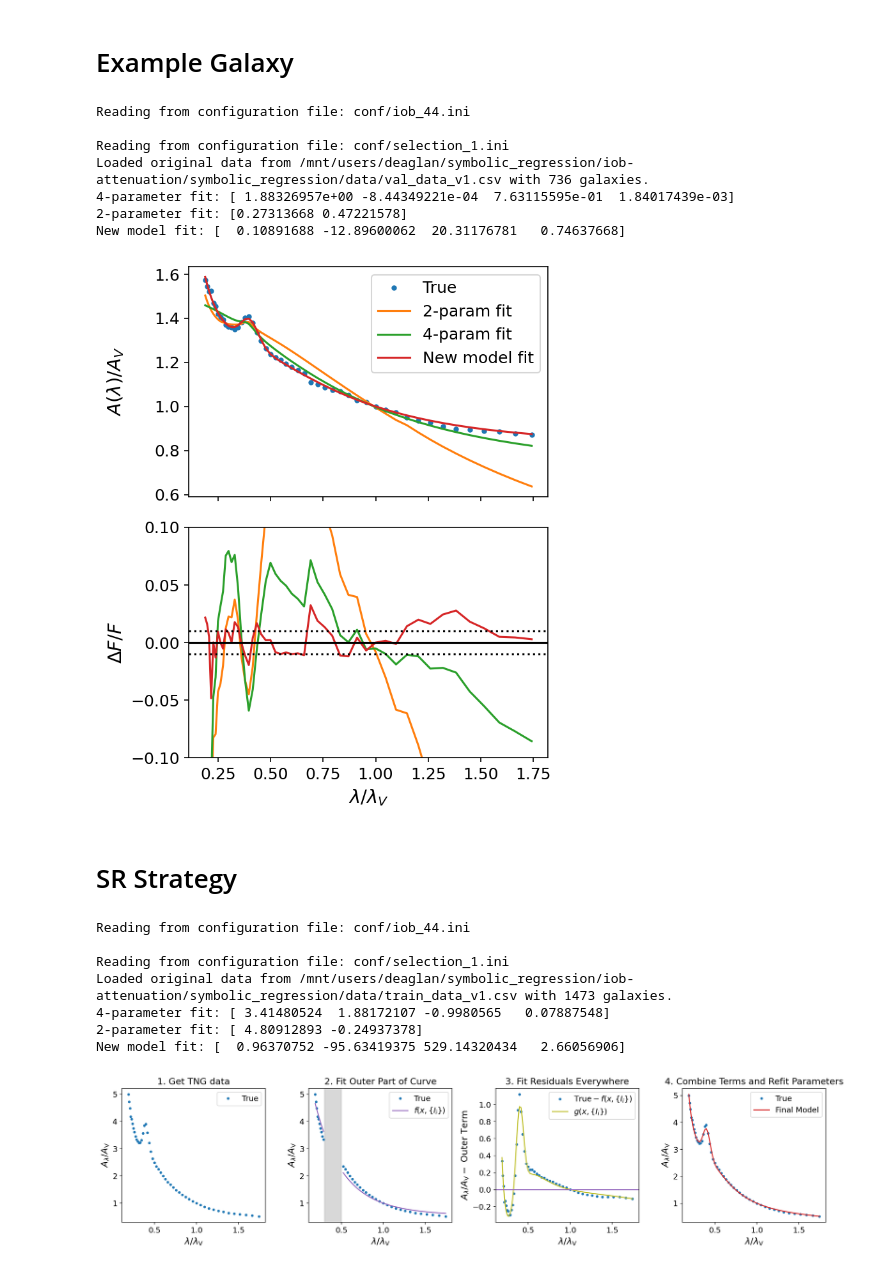
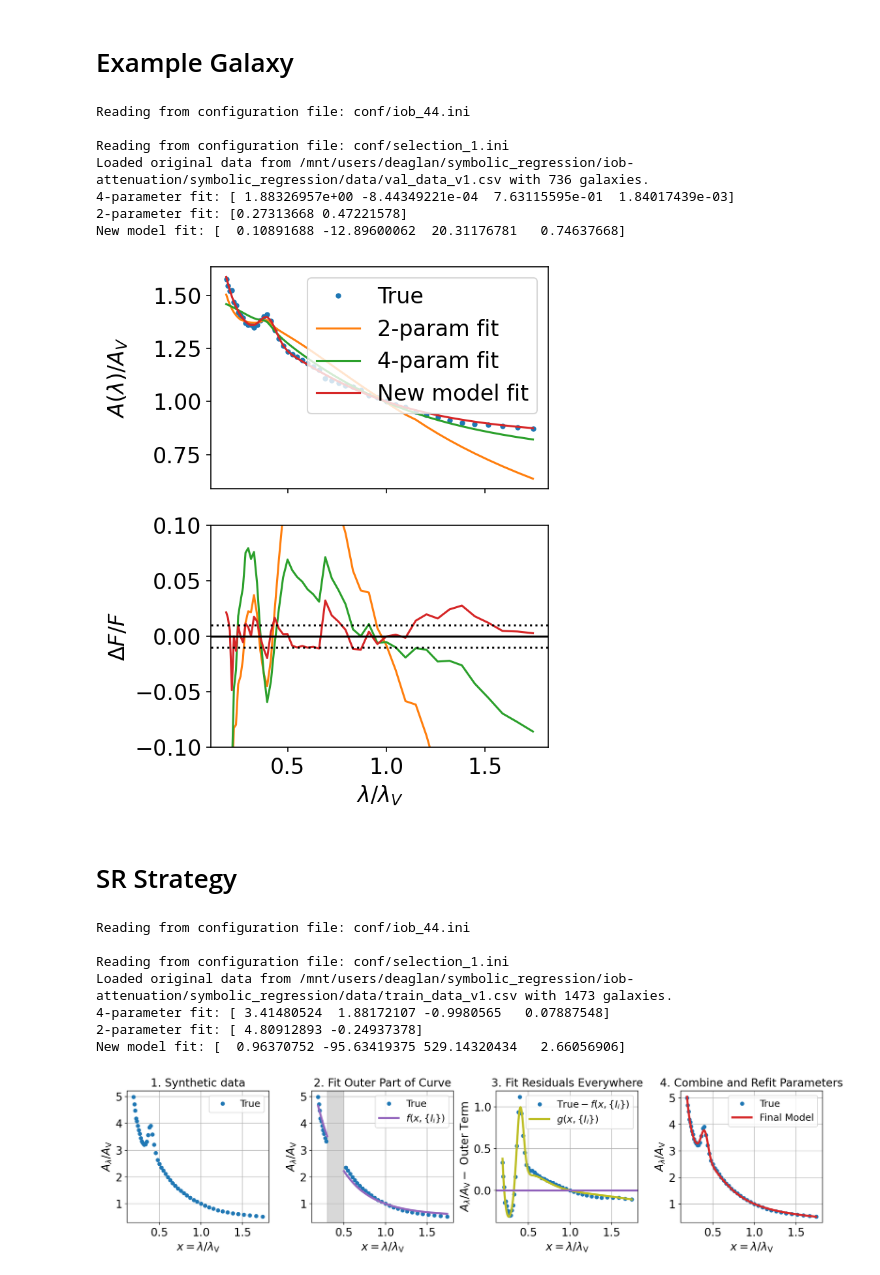
Before and after one commit to maho3/iob-attenuation, a Jupyter notebook: symbolic_regression/Paper_Plots.ipynb, the cells around one changed output. Drawn from its saved outputs; the diff is of its cells as text; code cells hidden in the pictures.

```diff
--- a/symbolic_regression/Paper_Plots.ipynb
+++ b/symbolic_regression/Paper_Plots.ipynb
@@ -16,13 +16,13 @@ sys.path.insert(0, '../literature_fits')
 import attenuation_curves
 
 from matplotlib import rcParams
-rcParams['font.size'] = 12
+rcParams['font.size'] = 16
 rcParams['figure.dpi'] = 150
-rcParams['axes.labelsize'] = 14
-rcParams['axes.titlesize'] = 14
-rcParams['legend.fontsize'] = 12
-rcParams['xtick.labelsize'] = 12
-rcParams['ytick.labelsize'] = 12
+rcParams['axes.labelsize'] = 16
+rcParams['axes.titlesize'] = 16
+rcParams['legend.fontsize'] = 16
+rcParams['xtick.labelsize'] = 16
+rcParams['ytick.labelsize'] = 16
 # %% [markdown]
 # Pareto Fronts
 # %%
@@ -180,7 +187,7 @@ Loaded original data from /mnt/users/deaglan/symbolic_regression/iob-attenuation
 4-parameter fit: [ 1.88326957e+00 -8.44349221e-04  7.63115595e-01  1.84017439e-03]
 2-parameter fit: [0.27313668 0.47221578]
 New model fit: [  0.10891688 -12.89600062  20.31176781   0.74637668]
-[figure, old version]
+[figure, new version]
 # %% [markdown]
 # SR Strategy
 # %%
@@ -242,49 +249,65 @@ ypred_4par = attenuation_curves.Li_08_fit_noratio(lam, *popt_4par)
 ypred_new = fit_curves.new_model_reparam(x, *popt_new)
 ypred_new_outer = new_model_reparam_outer(x, *popt_new)
 
-fig, axs = plt.subplots(1, 4, figsize=(16, 4), sharex=True)
+xplot = np.linspace(x[0], x[-1], 1000)
+ypred_2par_plot = attenuation_curves.Att_Curve_2param(1e4*xplot, *popt_2par)
+ypred_4par_plot = attenuation_curves.Li_08_fit_noratio(xplot, *popt_4par)
+ypred_new_plot = fit_curves.new_model_reparam(xplot, *popt_new)
+ypred_new_outer_plot = new_model_reparam_outer(xplot, *popt_new)
 
-axs[0].plot(x, ytrue, '.', label='True', color='C0')
-axs[0].set_title('1. Get TNG data')
+fig, axs = plt.subplots(1, 4, figsize=(15, 4), sharex=True)
+
+ms = 10
+lw = 3
+leg_fontsize = 14
+
+axs[0].plot(x, ytrue, '.', label='True', color='C0', ms=ms)
+axs[0].set_title('1. Synthetic data')
 
 m = (x <= x_bump_min)
-axs[1].plot(x[m], ytrue[m], '.', label='True', color='C0')
-axs[1].plot(x[m], ypred_new_outer[m], label=r'$f(x, \{I_i\})$', color='C4')
+axs[1].plot(x[m], ytrue[m], '.', label='True', color='C0', ms=ms)
+m = (xplot <= x_bump_min)
+axs[1].plot(xplot[m], ypred_new_outer_plot[m], label=r'$f(x, \{I_i\})$', color='C4', lw=lw)
 m = (x >= x_bump_max)
-axs[1].plot(x[m], ytrue[m], '.', color='C0')
-axs[1].plot(x[m], ypred_new_outer[m], color='C4')
+axs[1].plot(x[m], ytrue[m], '.', color='C0', ms=ms)
+m = (xplot >= x_bump_max)
+axs[1].plot(xplot[m], ypred_new_outer_plot[m], color='C4', lw=lw)
 # Add verticle gray bands in the bumpy region
 axs[1].axvspan(x_bump_min, x_bump_max, color='gray', alpha=0.3)
 axs[1].set_title('2. Fit Outer Part of Curve')
 
 res_true = ytrue - ypred_new_outer
-res_pred = ypred_new - ypred_new_outer
-axs[2].plot(x, res_true, '.', label=r'${\rm True}- f(x, \{I_i\})$', color='C0')
-axs[2].plot(x, res_pred, label=r'$g(x, \{I_i\})$', color='C8')
-axs[2].axhline(0., color='C4', ls='-')
+res_pred_plot = ypred_new_plot - ypred_new_outer_plot
+axs[2].plot(x, res_true, '.', label=r'${\rm True}- f(x, \{I_i\})$', color='C0', ms=ms)
+axs[2].plot(xplot, res_pred_plot, label=r'$g(x, \{I_i\})$', color='C8', lw=lw)
+axs[2].axhline(0., color='C4', ls='-', lw=lw)
 axs[2].set_title('3. Fit Residuals Everywhere')
 
-axs[3].plot(x, ytrue, '.', label='True', color='C0')
-axs[3].plot(x, ypred_new, label='Final Model', color='C3')
-axs[3].set_title('4. Combine Terms and Refit Parameters')
+axs[3].plot(x, ytrue, '.', label='True', color='C0', ms=ms)
+axs[3].plot(xplot, ypred_new_plot, label='Final Model', color='C3', lw=lw)
+axs[3].set_title('4. Combine and Refit Parameters')
 
 for ax in axs:
-    ax.set_xlabel(r'$\lambda / \lambda_{\rm V}$')
-    ax.legend(loc='upper right')
+    ax.set_xlabel(r'$x = \lambda / \lambda_{\rm V}$')
+    ax.legend(loc='upper right', fontsize=leg_fontsize)
 
 for ax in [axs[0], axs[1], axs[3]]:
     ax.set_ylabel(r'$A_\lambda / A_{\rm V}$')
 axs[2].set_ylabel(r'$A_\lambda / A_{\rm V} - $ Outer Term')
 
+for ax in axs:
+    ax.grid()
+
 fig.align_labels()
 fig.tight_layout()
-fig.savefig('figs/fitting_procedure.png', bbox_inches='tight', dpi=150)
+fig.subplots_adjust(wspace=0.3)
+fig.savefig('figs/fitting_procedure.pdf', bbox_inches='tight')
 # %% [output]
 Reading from configuration file: conf/iob_44.ini
 
 Reading from configuration file: conf/selection_1.ini
 Loaded original data from /mnt/users/deaglan/symbolic_regression/iob-attenuation/symbolic_regression/data/train_data_v1.csv with 1473 galaxies.
 4-parameter fit: [ 3.41480524  1.88172107 -0.9980565   0.07887548]
 2-parameter fit: [ 4.80912893 -0.24937378]
 New model fit: [  0.96370752 -95.63419375 529.14320434   2.66056906]
-[figure, old version]
+[figure, new version]
```
Also changed, not shown: parts of 1 cell of this notebook, 14 other files.
